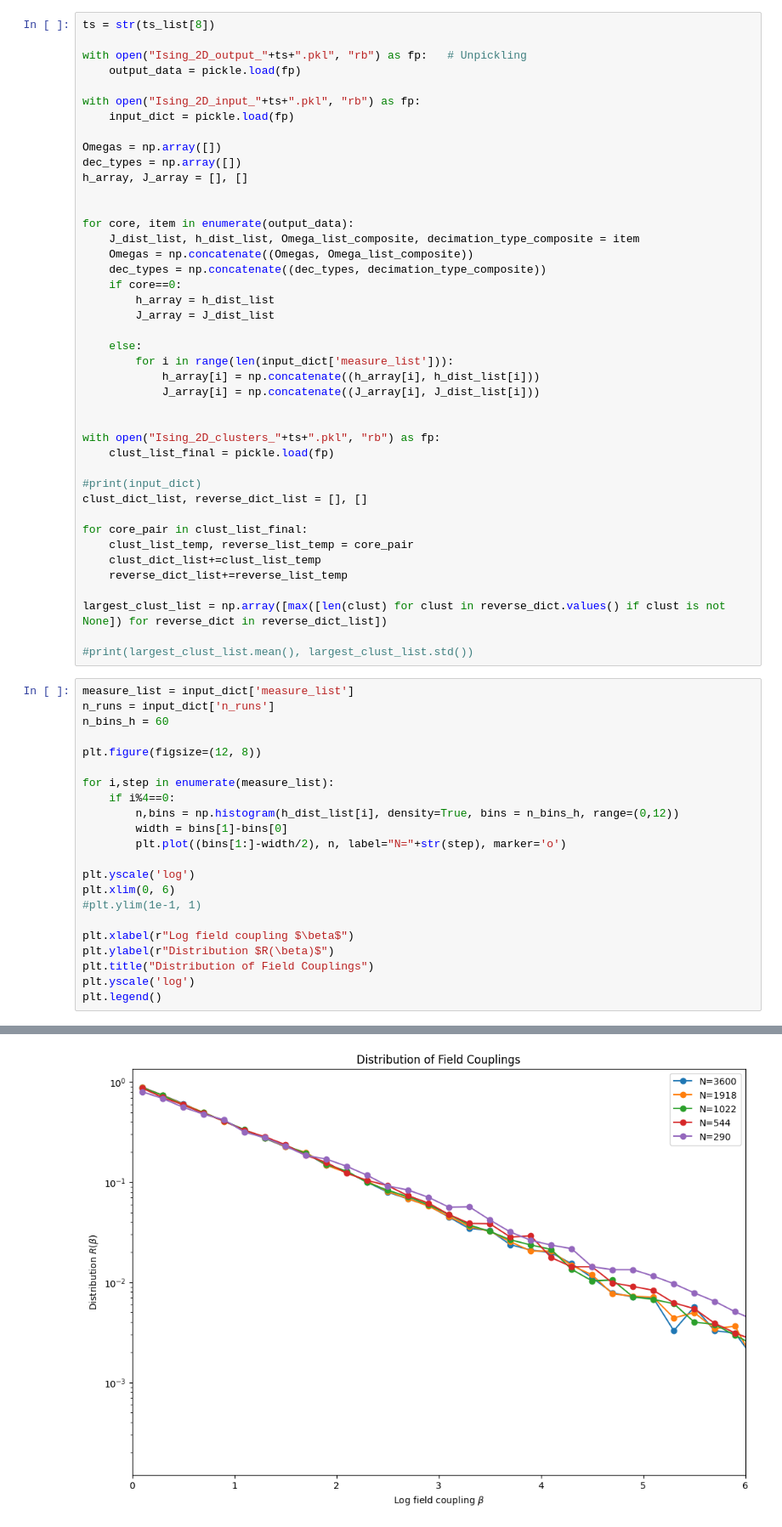
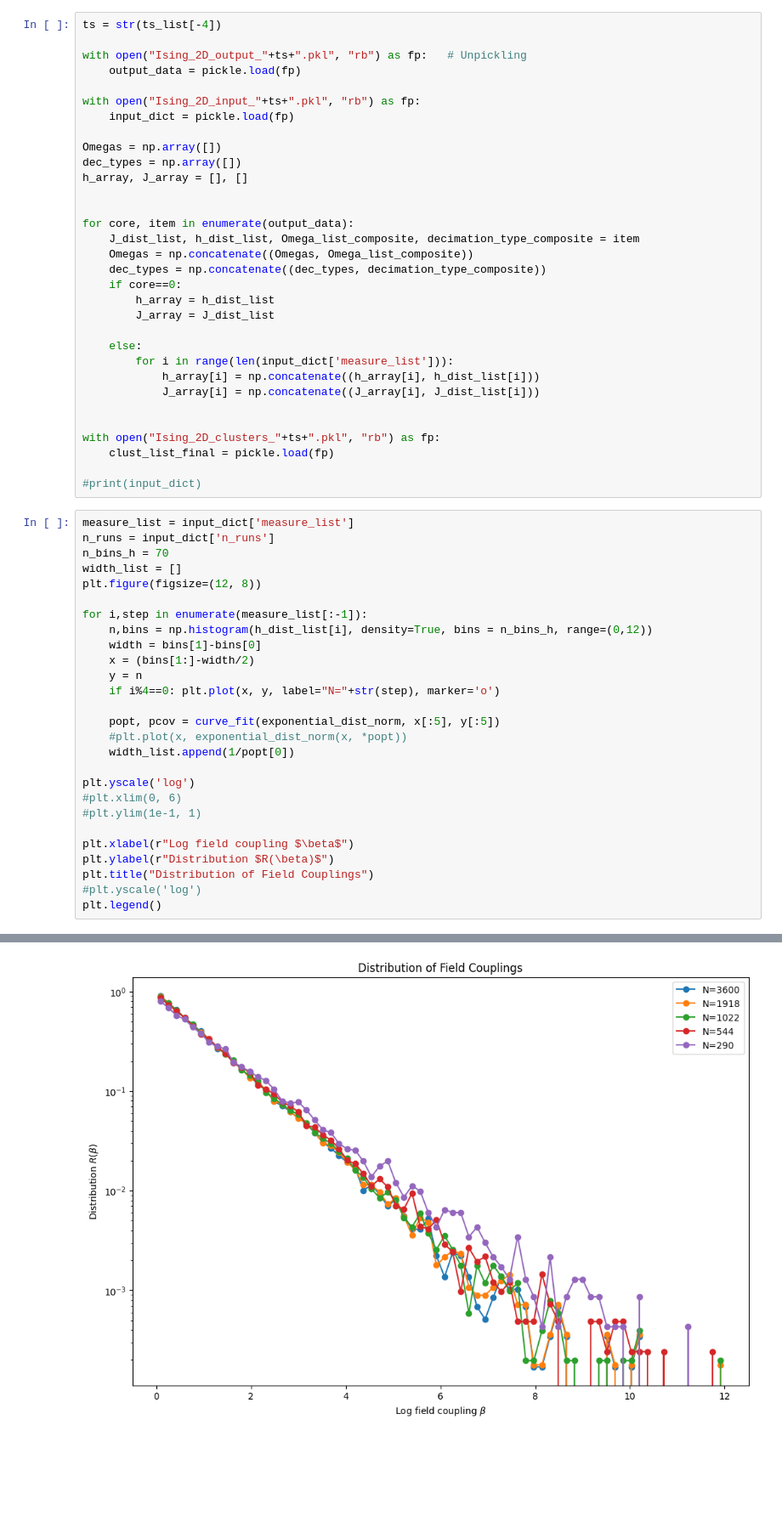
Before and after one commit to tsgaurav/Ising_RSRG, a Jupyter notebook: output/Distribution_Analysis.ipynb, the cells around one changed output, grey strips where cells are left out. Shown at 85% size. Cells and saved outputs as stored; diff of their text form; blank space fills up the shorter version.

```diff
--- a/output/Distribution_Analysis.ipynb
+++ b/output/Distribution_Analysis.ipynb
@@ -22,5 +37,5 @@ log_file
 # %%
-ts = str(ts_list[8])
+ts = str(ts_list[-4])
 
 with open("Ising_2D_output_"+ts+".pkl", "rb") as fp:   # Unpickling
     output_data = pickle.load(fp)
@@ -51,38 +66,33 @@ with open("Ising_2D_clusters_"+ts+".pkl", "rb") as fp:
     clust_list_final = pickle.load(fp)
 
 #print(input_dict)
-clust_dict_list, reverse_dict_list = [], []
-
-for core_pair in clust_list_final:
-    clust_list_temp, reverse_list_temp = core_pair
-    clust_dict_list+=clust_list_temp
-    reverse_dict_list+=reverse_list_temp
-
-largest_clust_list = np.array([max([len(clust) for clust in reverse_dict.values() if clust is not None]) for reverse_dict in reverse_dict_list])
-
-#print(largest_clust_list.mean(), largest_clust_list.std())
 # %%
 measure_list = input_dict['measure_list']
 n_runs = input_dict['n_runs']
-n_bins_h = 60
-
+n_bins_h = 70
+width_list = []
 plt.figure(figsize=(12, 8))
 
-for i,step in enumerate(measure_list):
-    if i%4==0:
-        n,bins = np.histogram(h_dist_list[i], density=True, bins = n_bins_h, range=(0,12))
-        width = bins[1]-bins[0]
-        plt.plot((bins[1:]-width/2), n, label="N="+str(step), marker='o')
+for i,step in enumerate(measure_list[:-1]):
+    n,bins = np.histogram(h_dist_list[i], density=True, bins = n_bins_h, range=(0,12))
+    width = bins[1]-bins[0]
+    x = (bins[1:]-width/2)
+    y = n
+    if i%4==0: plt.plot(x, y, label="N="+str(step), marker='o')
+
+    popt, pcov = curve_fit(exponential_dist_norm, x[:5], y[:5])
+    #plt.plot(x, exponential_dist_norm(x, *popt))
+    width_list.append(1/popt[0])
 
 plt.yscale('log')
-plt.xlim(0, 6)
+#plt.xlim(0, 6)
 #plt.ylim(1e-1, 1)
 
 plt.xlabel(r"Log field coupling $\beta$")
 plt.ylabel(r"Distribution $R(\beta)$")
 plt.title("Distribution of Field Couplings")
-plt.yscale('log')
+#plt.yscale('log')
 plt.legend()
 # %% [output]
 <matplotlib.legend.Legend at 0x...>
-[figure, old version]
+[figure, new version]
```
Also changed, not shown: parts of 11 cells of this notebook, 3 other files.
